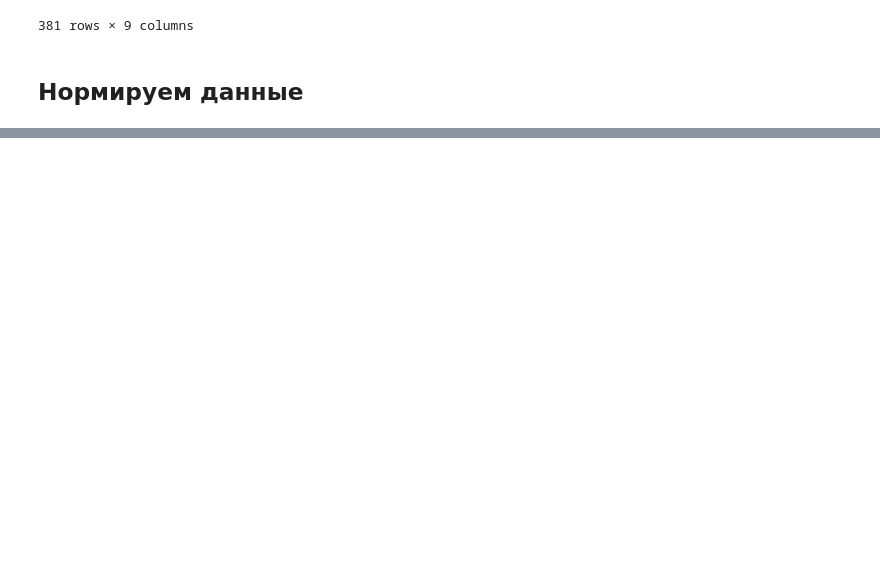
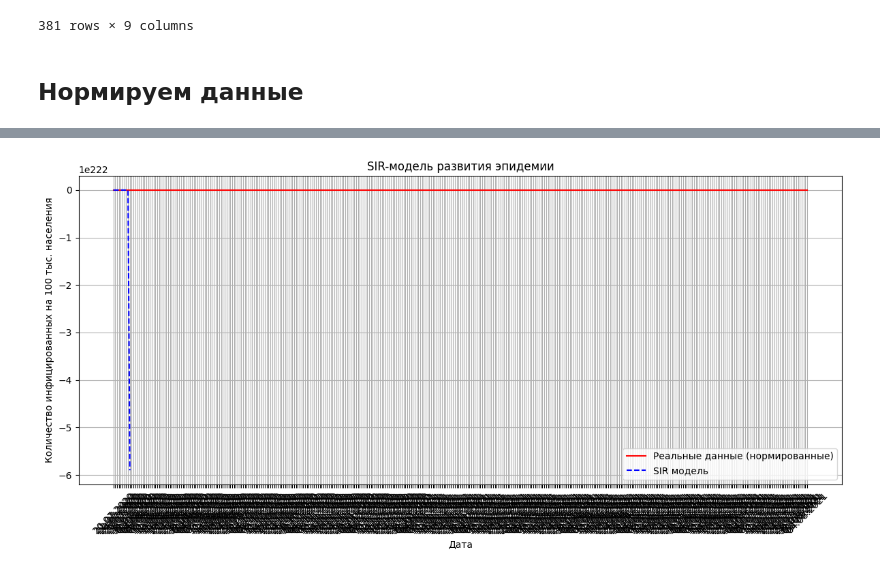
Before and after one commit to AntoninaRemizova/Minor, a Jupyter notebook: Ремизова_ДЗ_1.ipynb, the cells around one changed output, grey strips where cells are left out. Drawn from its saved outputs; the diff is of its cells as text; code cells hidden in the pictures; blank space fills up the shorter version.

```diff
--- a/Ремизова_ДЗ_1.ipynb
+++ b/Ремизова_ДЗ_1.ipynb
@@ -126,9 +127,11 @@ df
 # %% [markdown]
 ## Нормируем данные
 # %%
-df['I_norm'] = df['I'] * 100000 / df['Население страны']
-df['S_norm'] = df['S'] * 100000 / df['Население страны']
-df['R_norm'] = df['Выздоровлений'] * 100000 / df['Население страны']
+N = df['Население страны'].iloc[0]
+coef_norm = 100000
+df['I_norm'] = df['I'] * coef_norm / N
+df['S_norm'] = df['S'] * coef_norm / N
+df['R_norm'] = df['Выздоровлений'] * coef_norm / N
 df
 # %% [output]
 |  | Дата | Заражений | Выздоровлений | Смертей | Заражений за день | Выздоровлений за день | Население страны | ... |
@@ -148,0 +152,4 @@ df
+# %%
+gamma = sum(df['Выздоровлений за день'] * df['I']) / sum(df['I']**2)
+print(f"Оценка параметра γ: {gamma:.6f}")
+print(f"Средняя продолжительность заболевания: {1/gamma:.2f} дней")
@@ -148,0 +195,4 @@ df
+# %%
+df['Расчет'] = df['S_norm'] * df['I_norm'] / coef_norm
+beta = sum(df['Заражений за день'] * df['Расчет']) / sum(df['Расчет']**2)
+print(f"Оценка параметра β: {beta:.6f}")
@@ -148,0 +223,30 @@ df
+# %%
+
+def sir_model(params, initial_conditions, days, gamma):
+    beta = params[0]
+    S, I = np.zeros(days), np.zeros(days)
+    S[0], I[0] = initial_conditions
+
+    for t in range(1, days):
+        dS = -beta * S[t-1] * I[t-1] / coef_norm
+        dI = beta * S[t-1] * I[t-1] / coef_norm - gamma * I[t-1]
+        S[t] = S[t-1] + dS
+        I[t] = I[t-1] + dI
+
+    return I
+# %%
+
+plt.figure(figsize=(12, 6))
+plt.plot(df['Дата'], df['I_norm'], 'r-', label='Реальные данные (нормированные)')
+predicted_I = sir_model([beta], (df['S_norm'].iloc[0], df['I_norm'].iloc[0]), len(df), gamma)
+plt.plot(df['Дата'], predicted_I, 'b--', label='SIR модель')
+plt.xlabel('Дата')
+plt.ylabel('Количество инфицированных на 100 тыс. населения')
+plt.title('SIR-модель развития эпидемии')
+plt.xticks(rotation=45)
+plt.legend()
+plt.grid()
+plt.tight_layout()
+plt.show()
+# %% [output]
+[figure, added]
```
Also changed, not shown: parts of 9 cells of this notebook.
